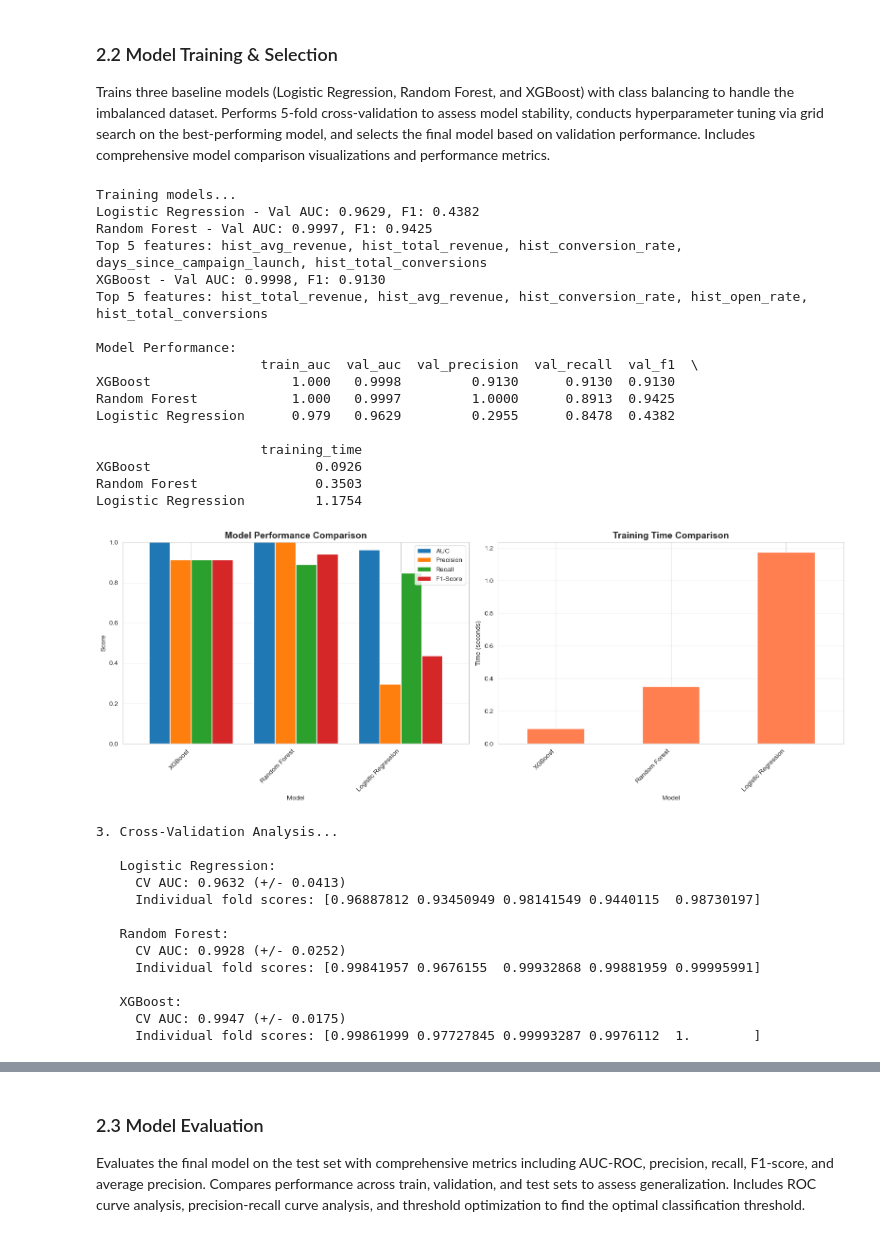
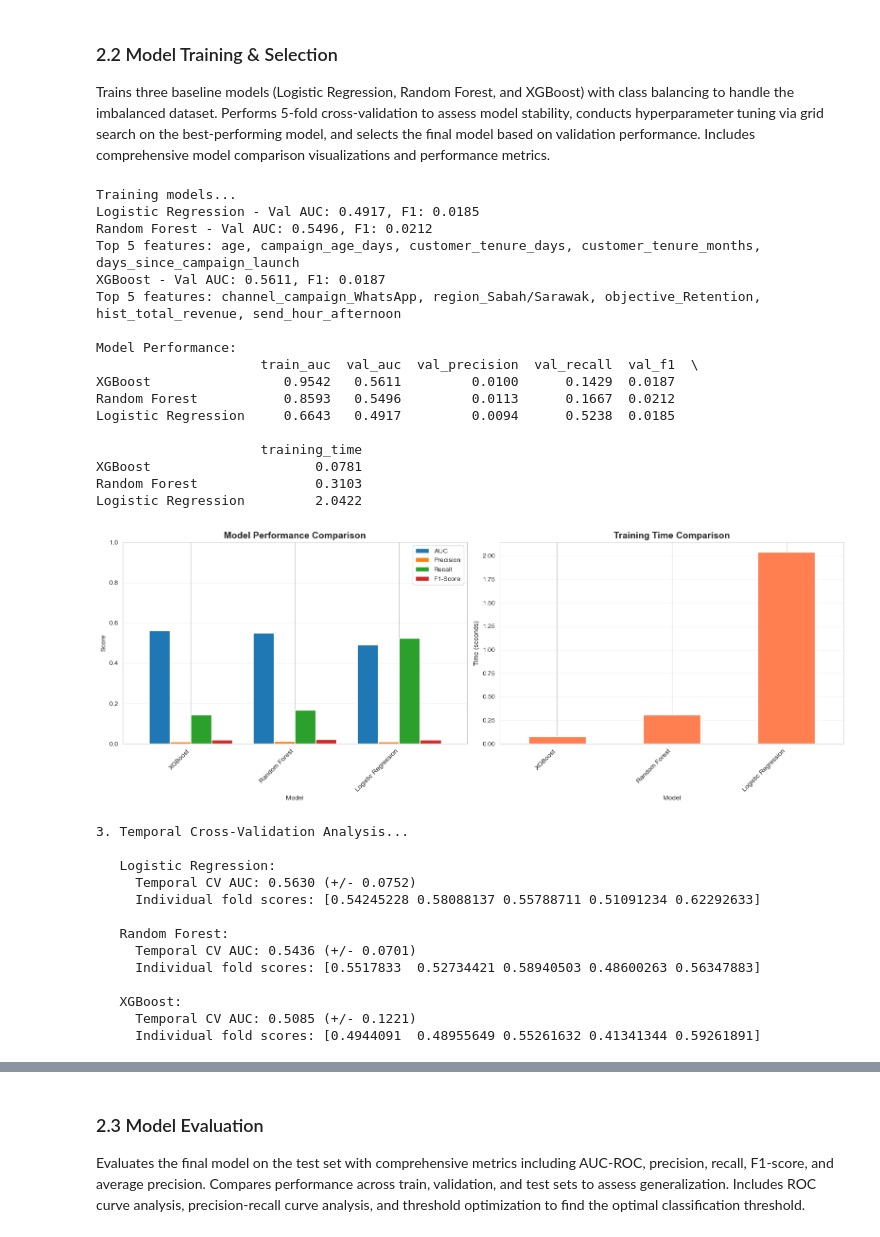
Before and after one commit to aqilmarwan/CEE, a Jupyter notebook: cee.ipynb, the cells around one changed output, grey strips where cells are left out. Cells and saved outputs as stored; diff of their text form; code cells hidden in the pictures.

```diff
--- a/cee.ipynb
+++ b/cee.ipynb
@@ -476,15 +686,11 @@ Features: 65, Class ratio: 97.7:1
 
 Splits the data into training (70%), validation (15%), and test (15%) sets to maintain class distribution. Applies standard scaling to features for models that require normalised inputs.
 # %%
-# Train/validation/test split
-X_temp, X_test, y_temp, y_test = train_test_split(X, y, test_size=0.15, random_state=42, stratify=y)
-X_train, X_val, y_train, y_val = train_test_split(X_temp, y_temp, test_size=0.1765, random_state=42, stratify=y_temp)
+print(f"Train: {X_train.shape[0]:,} ({X_train.shape[0]/(X_train.shape[0]+X_val.shape[0]+X_test.shape[0])*100:.1f}%)")
+print(f"Val: {X_val.shape[0]:,} ({X_val.shape[0]/(X_train.shape[0]+X_val.shape[0]+X_test.shape[0])*100:.1f}%)")
+print(f"Test: {X_test.shape[0]:,} ({X_test.shape[0]/(X_train.shape[0]+X_val.shape[0]+X_test.shape[0])*100:.1f}%)")
 
-print(f"Train: {X_train.shape[0]:,} ({X_train.shape[0]/len(X)*100:.1f}%)")
-print(f"Val: {X_val.shape[0]:,} ({X_val.shape[0]/len(X)*100:.1f}%)")
-print(f"Test: {X_test.shape[0]:,} ({X_test.shape[0]/len(X)*100:.1f}%)")
-
-# Feature scaling
+# Feature scaling (fit on train only to prevent data leakage)
 X_train = X_train.apply(pd.to_numeric, errors='coerce').fillna(0)
 X_val = X_val.apply(pd.to_numeric, errors='coerce').fillna(0)
 X_test = X_test.apply(pd.to_numeric, errors='coerce').fillna(0)
@@ -494,5 +700,5 @@ X_train_scaled = pd.DataFrame(scaler.fit_transform(X_train), columns=X_train.col
 X_val_scaled = pd.DataFrame(scaler.transform(X_val), columns=X_val.columns, index=X_val.index)
 X_test_scaled = pd.DataFrame(scaler.transform(X_test), columns=X_test.columns, index=X_test.index)
 
-print(f"\nData preparation complete. Features: {len(feature_columns)}")
+print(f"\n Data preparation complete. Features: {len(feature_columns)}")
 # %% [output]
@@ -553,10 +759,11 @@ model_results['Logistic Regression'] = {k: v for k, v in lr_result.items() if k
 print(f"Logistic Regression - Val AUC: {lr_result['val_auc']:.4f}, F1: {lr_result['val_f1']:.4f}")
 
 # Random Forest
+# ✅ FIX: Increased regularization to prevent overfitting
 rf_result = train_and_evaluate_model(
     'Random Forest',
-    RandomForestClassifier(n_estimators=100, max_depth=10, min_samples_split=20,
-                          min_samples_leaf=10, class_weight='balanced',
+    RandomForestClassifier(n_estimators=100, max_depth=5, min_samples_split=50,
+                          min_samples_leaf=20, max_features='sqrt', class_weight='balanced',
                           random_state=42, n_jobs=-1, verbose=0),
     X_train, y_train, X_val, y_val
 )
@@ -632,12 +839,14 @@ plt.tight_layout()
 plt.show()
 
 # Cross-validation
-print("\n3. Cross-Validation Analysis...")
+print("\n3. Temporal Cross-Validation Analysis...")
 
-from sklearn.model_selection import StratifiedKFold
+from sklearn.model_selection import TimeSeriesSplit
 from sklearn.base import clone
 
-cv = StratifiedKFold(n_splits=5, shuffle=True, random_state=42)
+# ✅ FIX: Use temporal cross-validation instead of random splits
+# This respects temporal ordering and prevents data leakage
+cv = TimeSeriesSplit(n_splits=5)
 cv_results = {}
 
 for name, model in models.items():
@@ -671,14 +880,14 @@ for name, model in models.items():
         'scores': cv_scores
     }
 
-    print(f"     CV AUC: {cv_scores.mean():.4f} (+/- {cv_scores.std() * 2:.4f})")
+    print(f"     Temporal CV AUC: {cv_scores.mean():.4f} (+/- {cv_scores.std() * 2:.4f})")
     print(f"     Individual fold scores: {cv_scores}")
 
 # Visualize CV results
 cv_df = pd.DataFrame({k: v['scores'] for k, v in cv_results.items()})
 fig, ax = plt.subplots(figsize=(10, 6))
 cv_df.boxplot(ax=ax)
-ax.set_title('Cross-Validation AUC Scores (5-fold)', fontsize=14, fontweight='bold')
+ax.set_title('Temporal Cross-Validation AUC Scores (5-fold)', fontsize=14, fontweight='bold')
 ax.set_ylabel('AUC Score')
 ax.set_xlabel('Model')
 ax.grid(axis='y', alpha=0.3)
@@ -740,10 +949,11 @@ if best_model_name == 'XGBoost':
 elif best_model_name == 'Random Forest':
     print("   Performing Grid Search for Random Forest...")
 
+    # ✅ FIX: Increased regularization in grid search
     param_grid = {
         'n_estimators': [100, 200],
-        'max_depth': [8, 10, 12],
-        'min_samples_split': [10, 20]
+        'max_depth': [4, 5, 6],
+        'min_samples_split': [30, 50]
     }
 
     rf_base = RandomForestClassifier(
@@ -807,55 +1017,55 @@ final_metrics = {
 print(f"\n   Final Model Performance (Validation Set):")
 for metric, value in final_metrics.items():
     print(f"     {metric}: {value:.4f}")
 
 # Confusion Matrix
 cm = confusion_matrix(y_val, y_val_pred_final)
 print(f"\n   Confusion Matrix:")
 print(f"                 Predicted")
 print(f"                 No    Yes")
 print(f"   Actual No   {cm[0,0]:5d} {cm[0,1]:5d}")
 print(f"          Yes  {cm[1,0]:5d} {cm[1,1]:5d}")
 
 # Summary
 print("\n" + "=" * 60)
 print("MODEL TRAINING SUMMARY")
 print("=" * 60)
 print(f"✓ Trained 3 baseline models: Logistic Regression, Random Forest, XGBoost")
 print(f"✓ Performed 5-fold cross-validation")
 print(f"✓ Hyperparameter tuning completed for best model")
 print(f"✓ Final model selected: {final_model_name}")
 print(f"✓ Validation AUC: {final_metrics['AUC']:.4f}")
 print("\nReady for model evaluation and interpretation!")
 print("=" * 80)
 # %% [output]
 Training models...
-Logistic Regression - Val AUC: 0.9629, F1: 0.4382
-Random Forest - Val AUC: 0.9997, F1: 0.9425
-Top 5 features: hist_avg_revenue, hist_total_revenue, hist_conversion_rate, days_since_campaign_launch, hist_total_conversions
-XGBoost - Val AUC: 0.9998, F1: 0.9130
-Top 5 features: hist_total_revenue, hist_avg_revenue, hist_conversion_rate, hist_open_rate, hist_total_conversions
+Logistic Regression - Val AUC: 0.4917, F1: 0.0185
+Random Forest - Val AUC: 0.5496, F1: 0.0212
+Top 5 features: age, campaign_age_days, customer_tenure_days, customer_tenure_months, days_since_campaign_launch
+XGBoost - Val AUC: 0.5611, F1: 0.0187
+Top 5 features: channel_campaign_WhatsApp, region_Sabah/Sarawak, objective_Retention, hist_total_revenue, send_hour_afternoon
 
 Model Performance:
                      train_auc  val_auc  val_precision  val_recall  val_f1  \
-XGBoost                  1.000   0.9998         0.9130      0.9130  0.9130
-Random Forest            1.000   0.9997         1.0000      0.8913  0.9425
-Logistic Regression      0.979   0.9629         0.2955      0.8478  0.4382
+XGBoost                 0.9542   0.5611         0.0100      0.1429  0.0187
+Random Forest           0.8593   0.5496         0.0113      0.1667  0.0212
+Logistic Regression     0.6643   0.4917         0.0094      0.5238  0.0185
 
                      training_time
-XGBoost                     0.0926
-Random Forest               0.3503
-Logistic Regression         1.1754
+XGBoost                     0.0781
+Random Forest               0.3103
+Logistic Regression         2.0422
-[figure, old version]
+[figure, new version]
-3. Cross-Validation Analysis...
+3. Temporal Cross-Validation Analysis...
 
    Logistic Regression:
-     CV AUC: 0.9632 (+/- 0.0413)
-     Individual fold scores: [0.96887812 0.93450949 0.98141549 0.9440115  0.98730197]
+     Temporal CV AUC: 0.5630 (+/- 0.0752)
+     Individual fold scores: [0.54245228 0.58088137 0.55788711 0.51091234 0.62292633]
 
    Random Forest:
-     CV AUC: 0.9928 (+/- 0.0252)
-     Individual fold scores: [0.99841957 0.9676155  0.99932868 0.99881959 0.99995991]
+     Temporal CV AUC: 0.5436 (+/- 0.0701)
+     Individual fold scores: [0.5517833  0.52734421 0.58940503 0.48600263 0.56347883]
 
    XGBoost:
-     CV AUC: 0.9947 (+/- 0.0175)
-     Individual fold scores: [0.99861999 0.97727845 0.99993287 0.9976112  1.        ]
+     Temporal CV AUC: 0.5085 (+/- 0.1221)
+     Individual fold scores: [0.4944091  0.48955649 0.55261632 0.41341344 0.59261891]
```
Also changed, not shown: parts of 16 cells of this notebook, 1 other file.
